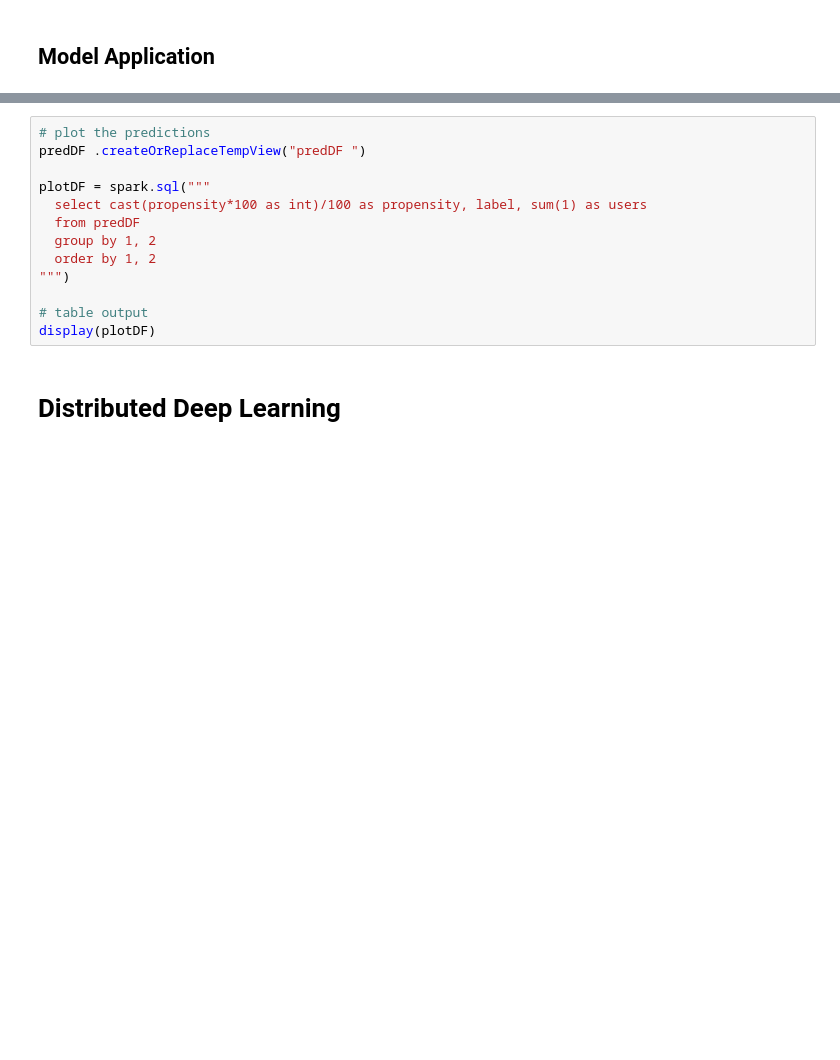
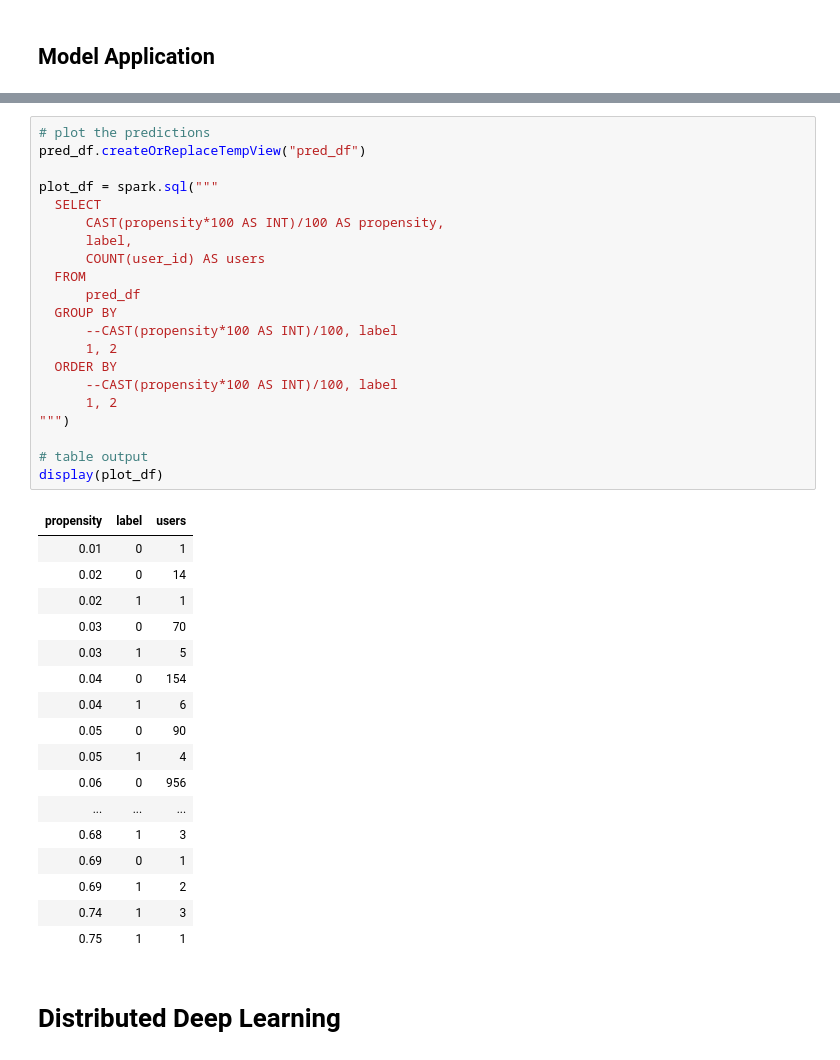
Before and after one commit to bgweber/DS_Production, a Jupyter notebook: source/DSP_CH06_PySpark_For_Batch_Pipelines.ipynb, the cells around one changed output, grey strips where cells are left out. Saved outputs shown, nothing was run; the diff lists cells and outputs as text; blank space fills up the shorter version.

```diff
--- a/source/DSP_CH06_PySpark_For_Batch_Pipelines.ipynb
+++ b/source/DSP_CH06_PySpark_For_Batch_Pipelines.ipynb
@@ -600,16 +660,42 @@ display(sqlContext.read.parquet(results_path))
-# %%
-# plot the predictions
-predDF .createOrReplaceTempView("predDF ")
-
-plotDF = spark.sql("""
-  select cast(propensity*100 as int)/100 as propensity, label, sum(1) as users
-  from predDF
-  group by 1, 2
-  order by 1, 2
-""")
-
-# table output
-display(plotDF)
+# %%
+# plot the predictions
+pred_df.createOrReplaceTempView("pred_df")
+
+plot_df = spark.sql("""
+  SELECT
+      CAST(propensity*100 AS INT)/100 AS propensity,
+      label,
+      COUNT(user_id) AS users
+  FROM
+      pred_df
+  GROUP BY
+      --CAST(propensity*100 AS INT)/100, label
+      1, 2
+  ORDER BY
+      --CAST(propensity*100 AS INT)/100, label
+      1, 2
+""")
+
+# table output
+display(plot_df)
+# %% [output]
+| propensity | label | users |
+| 0.01 | 0 | 1 |
+| 0.02 | 0 | 14 |
+| 0.02 | 1 | 1 |
+| 0.03 | 0 | 70 |
+| 0.03 | 1 | 5 |
+| 0.04 | 0 | 154 |
+| 0.04 | 1 | 6 |
+| 0.05 | 0 | 90 |
+| 0.05 | 1 | 4 |
+| 0.06 | 0 | 956 |
+| ... | ... | ... |
+| 0.68 | 1 | 3 |
+| 0.69 | 0 | 1 |
+| 0.69 | 1 | 2 |
+| 0.74 | 1 | 3 |
+| 0.75 | 1 | 1 |
 # %% [markdown]
 # Distributed Deep Learning
 # %%
```
Also changed, not shown: parts of 4 cells of this notebook.
